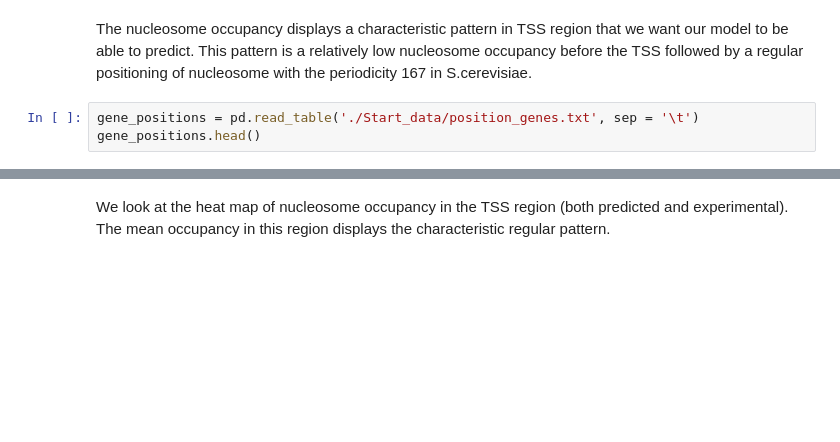
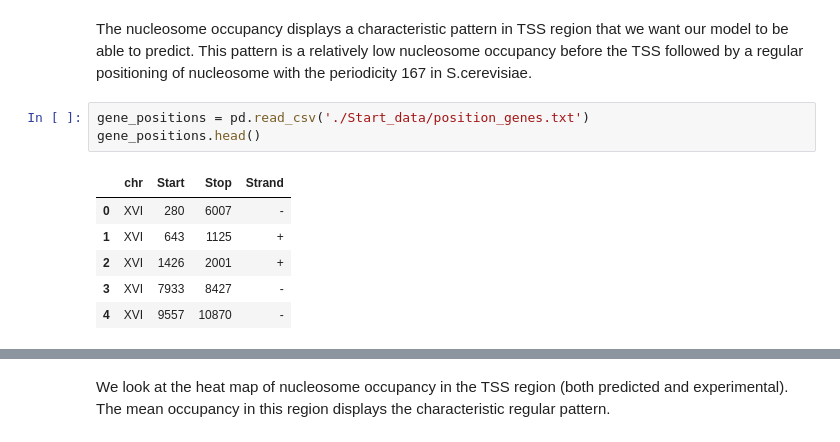
Before and after one commit to etirouthier/NucleosomeDensity, a Jupyter notebook: Programme/Analysis_results_nucleosome.ipynb, the cells around one changed output, grey strips where cells are left out. Cells and saved outputs as stored; diff of their text form; blank space fills up the shorter version.

```diff
--- a/Programme/Analysis_results_nucleosome.ipynb
+++ b/Programme/Analysis_results_nucleosome.ipynb
@@ -82,6 +87,13 @@ plt.show()
 # %% [markdown]
 The nucleosome occupancy displays a characteristic pattern in TSS region that we want our model to be able to predict. This pattern is a relatively low nucleosome occupancy before the TSS followed by a regular positioning of nucleosome with the periodicity 167 in S.cerevisiae.
 # %%
-gene_positions = pd.read_table('./Start_data/position_genes.txt', sep = '\t')
+gene_positions = pd.read_csv('./Start_data/position_genes.txt')
 gene_positions.head()
+# %% [output]
+|  | chr | Start | Stop | Strand |
+| 0 | XVI | 280 | 6007 | - |
+| 1 | XVI | 643 | 1125 | + |
+| 2 | XVI | 1426 | 2001 | + |
+| 3 | XVI | 7933 | 8427 | - |
+| 4 | XVI | 9557 | 10870 | - |
 # %%
```
Also changed, not shown: parts of 23 cells of this notebook, 14 other files.
